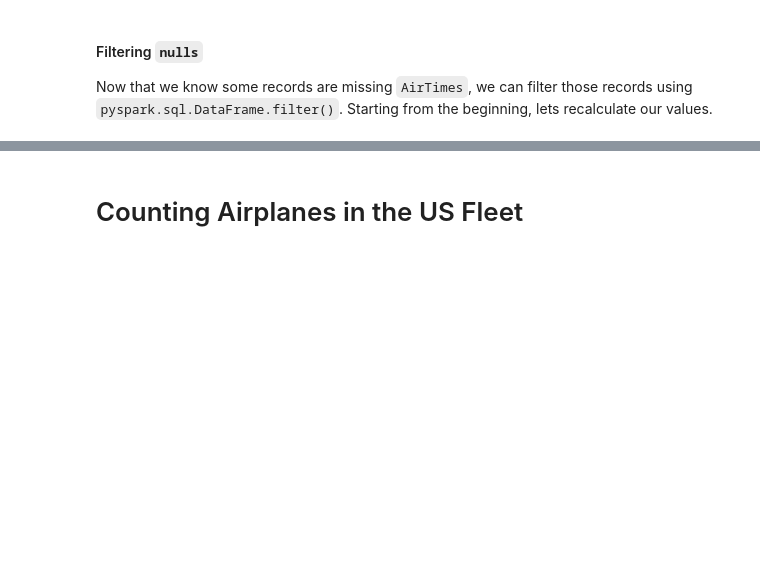
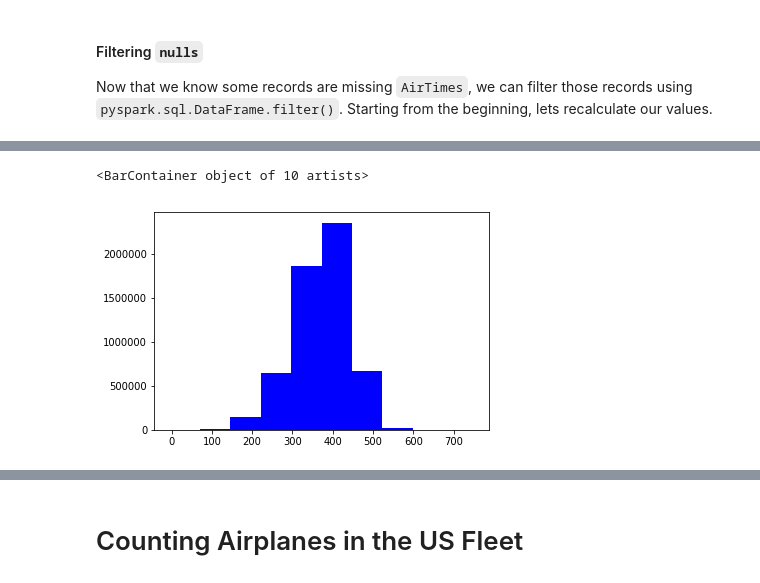
Before and after one commit to xavierlarriva/Agile_Data_Code_2, a Jupyter notebook: ch02/Introduction to PySpark.ipynb, the cells around one changed output, grey strips where cells are left out. Drawn from its saved outputs; the diff is of its cells as text; code cells hidden in the pictures; blank space fills up the shorter version.

Commit message:
Added complete SQL and Dataflow calculation of speed of US fleet, leading into histograms of the result

```diff
--- a/ch02/Introduction to PySpark.ipynb
+++ b/ch02/Introduction to PySpark.ipynb
@@ -400,0 +417,9 @@ Using `RDDs` to calculate histograms buckets and values...
+# %%
+on_time_dataframe.registerTempTable("on_time_performance")
+
+mph = spark.sql("""
+SELECT ( Distance / ( AirTime/60 ) ) AS Mph
+FROM on_time_performance
+WHERE AirTime IS NOT NULL
+""")
+mph.show(10)
@@ -412,25 +474,28 @@ Using pyplot to visualize histograms...
 # %%
 %matplotlib inline
 
 import numpy as np
 import matplotlib.mlab as mlab
 import matplotlib.pyplot as plt
 
 # Function to plot a histogram using pyplot
 def create_hist(rdd_histogram_data):
   """Given an RDD.histogram, plot a pyplot histogram"""
   heights = np.array(rdd_histogram_data[1])
   full_bins = rdd_histogram_data[0]
   mid_point_bins = full_bins[:-1]
   widths = [abs(i - j) for i, j in zip(full_bins[:-1], full_bins[1:])]
   bar = plt.bar(mid_point_bins, heights, width=widths, color='b')
   return bar
 
 # Compute a histogram of departure delays
-departure_delay_histogram = on_time_dataframe\
-  .select("DepDelay")\
+departure_delay_histogram = mph\
+  .select("Mph")\
   .rdd\
   .flatMap(lambda x: x)\
-  .histogram([-60,-30,-15,-10,-5,0,5,10,15,30,60,90,120,180])
+  .histogram(10)
 
 create_hist(departure_delay_histogram)
+# %% [output]
+<BarContainer object of 10 artists>
+[figure, added]
```
Also changed, not shown: parts of 15 cells of this notebook.
